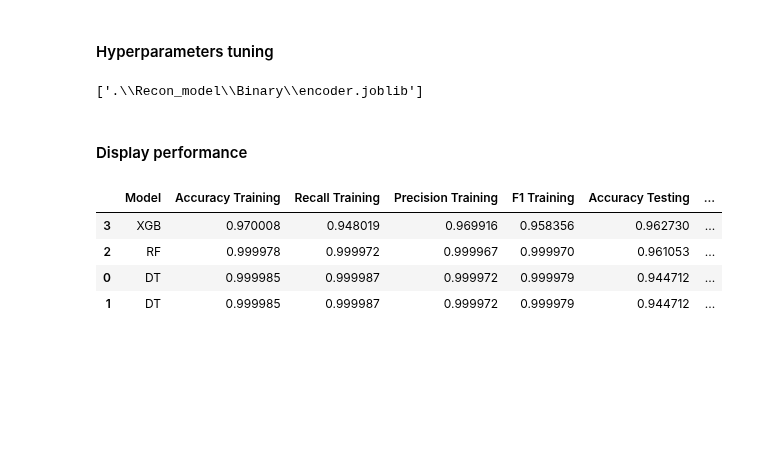
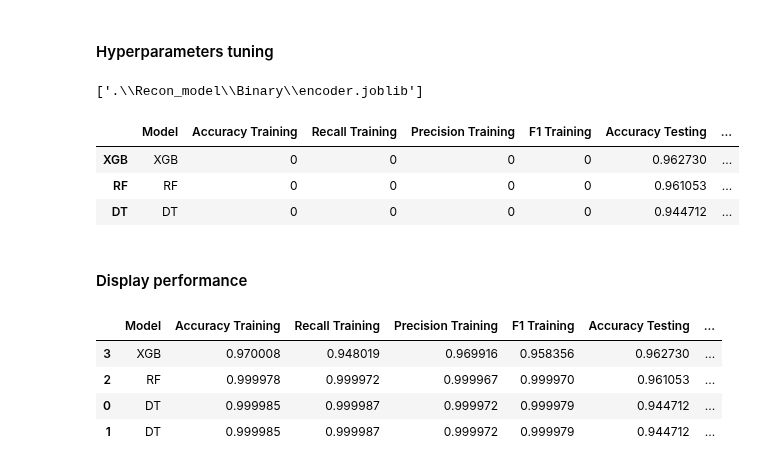
Before and after one commit to mcrayssac/CIC_IoT_Cyber_Attacks, a Jupyter notebook: Recon_model.ipynb, the cells around one changed output. Saved outputs shown, nothing was run; the diff lists cells and outputs as text; code cells hidden in the pictures; blank space fills up the shorter version.

Commit message:
Added Mirai, Recon and Web models

```diff
--- a/Recon_model.ipynb
+++ b/Recon_model.ipynb
@@ -109,8 +109,8 @@ plot_bar_chart(count_label(train_sets, file_path=file_path), 'Occurence de categ
 # %% [markdown]
 ## Define variables
 # %%
-# Path to DoS repository
 performance_path = 'performance.csv'
+file_path = '.\Files\\Recon\\'
 
 # Get path data
 build_sets, after_build_sets = get_train_and_test_files(path_to_datasets=file_path)
@@ -124,10 +124,10 @@ test_sets = build_sets[build_nb:]
 # test_sets = test_sets[: round(len(test_sets) * 0.5)]
 
 # Define different columns
-# X_columns = x_columns(read_csv_file(train_sets[0], path_to_datasets=file_path))
+X_columns = x_columns(read_csv_file(train_sets[0], path_to_datasets=file_path))
 print(len(X_columns))
-# X_columns = X_columns[:-1]
-# y_column = 'label'
+X_columns = X_columns[:-1]
+y_column = 'label'
 z_column = 'Binary'
 # %% [output]
 5
@@ -241,6 +241,46 @@ for model in tqdm(simpleModelsDef):
 joblib.dump(encoder, model_path+'encoder.joblib')
 # %% [output]
 ['.\\Recon_model\\Binary\\encoder.joblib']
+# %%
+model_path = '.\\Recon_model\\Binary\\'
+performance_path = 'tuning_performance.csv'
+simpleModelsDef = [
+    {
+        "Name": "DT",
+        "Model": joblib.load(model_path+'tuning_model_DT.joblib')
+    },
+    {
+        "Name": "RF",
+        "Model": joblib.load(model_path+'tuning_model_RF.joblib')
+    },
+    {
+        "Name": "XGB",
+        "Model": joblib.load(model_path+'tuning_model_XGB.joblib')
+    },
+]
+# %%
+try:
+    encoder = joblib.load(model_path+'encoder.joblib')
+except:
+    raise Exception("Please, build models first")
+
+try:
+    # Load performance dataframe
+    performance = read_csv_file(performance_path, model_path)
+except:
+    # Define performance dataframe
+    performance = pd.DataFrame(columns=['Model', 'Accuracy Training', 'Recall Training', 'Precision Training', 'F1 Training', 'Accuracy Testing', 'Recall Testing', 'Precision Testing', 'F1 Testing', 'FU_rate', 'FL_rate', 'FU', 'FL', 'Total rows'])
+
+
+for model in tqdm(simpleModelsDef):
+    performance, encoder = test_model(model['Model'], model['Name'], test_sets, file_path, performance, 0, 0, 0, 0, X_columns, y_column=z_column, encoder=encoder, scaler=scaler)
+
+performance.sort_values(by=['Total rows', 'Accuracy Testing', 'Recall Testing', 'Precision Testing', 'F1 Testing'], ascending=False).head()
+# %% [output]
+|  | Model | Accuracy Training | Recall Training | Precision Training | F1 Training | Accuracy Testing | ... |
+| XGB | XGB | 0 | 0 | 0 | 0 | 0.962730 | ... |
+| RF | RF | 0 | 0 | 0 | 0 | 0.961053 | ... |
+| DT | DT | 0 | 0 | 0 | 0 | 0.944712 | ... |
 # %% [markdown]
 #### Display performance
 # %%
```
Also changed, not shown: parts of 22 cells of this notebook, 4 other files.
